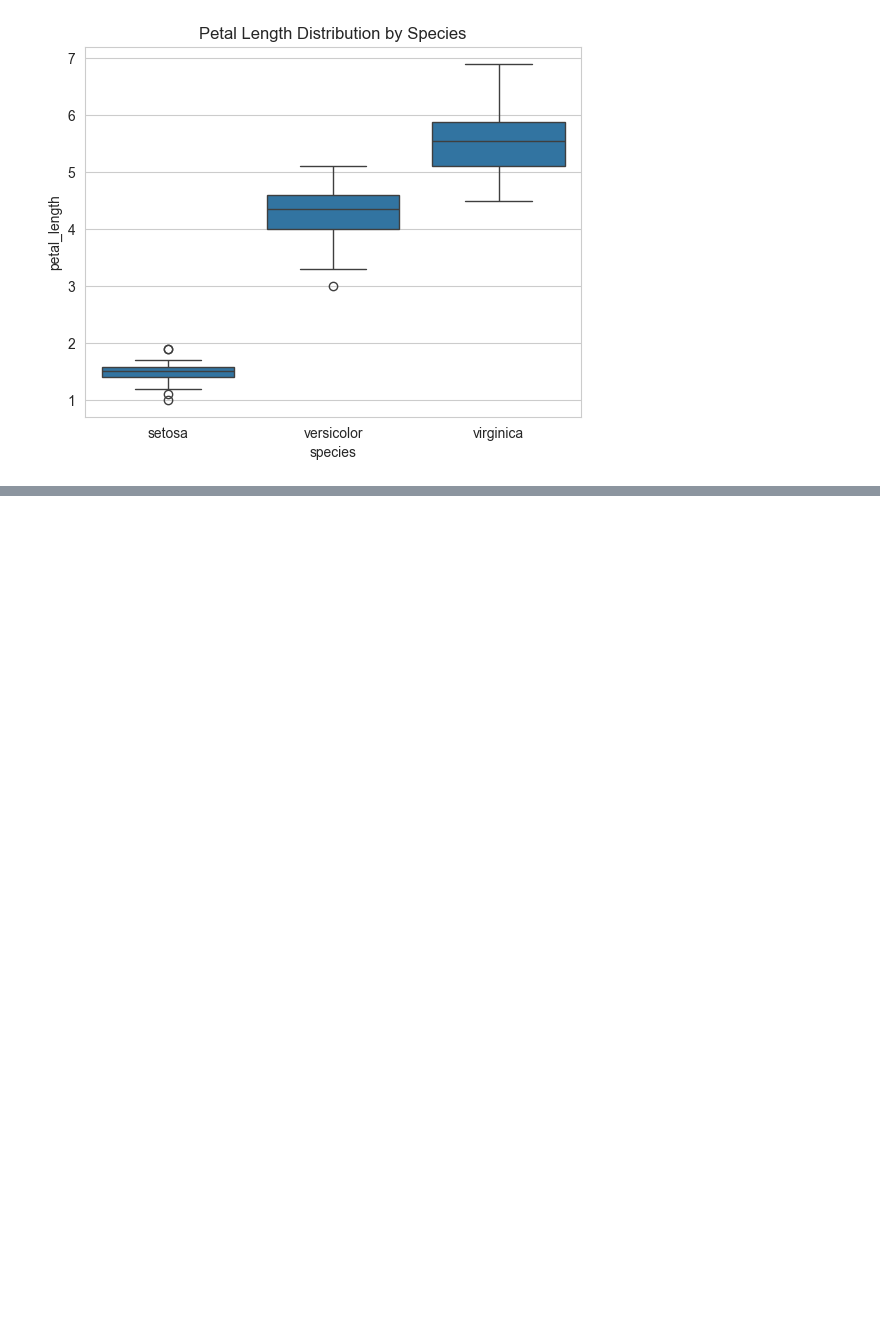
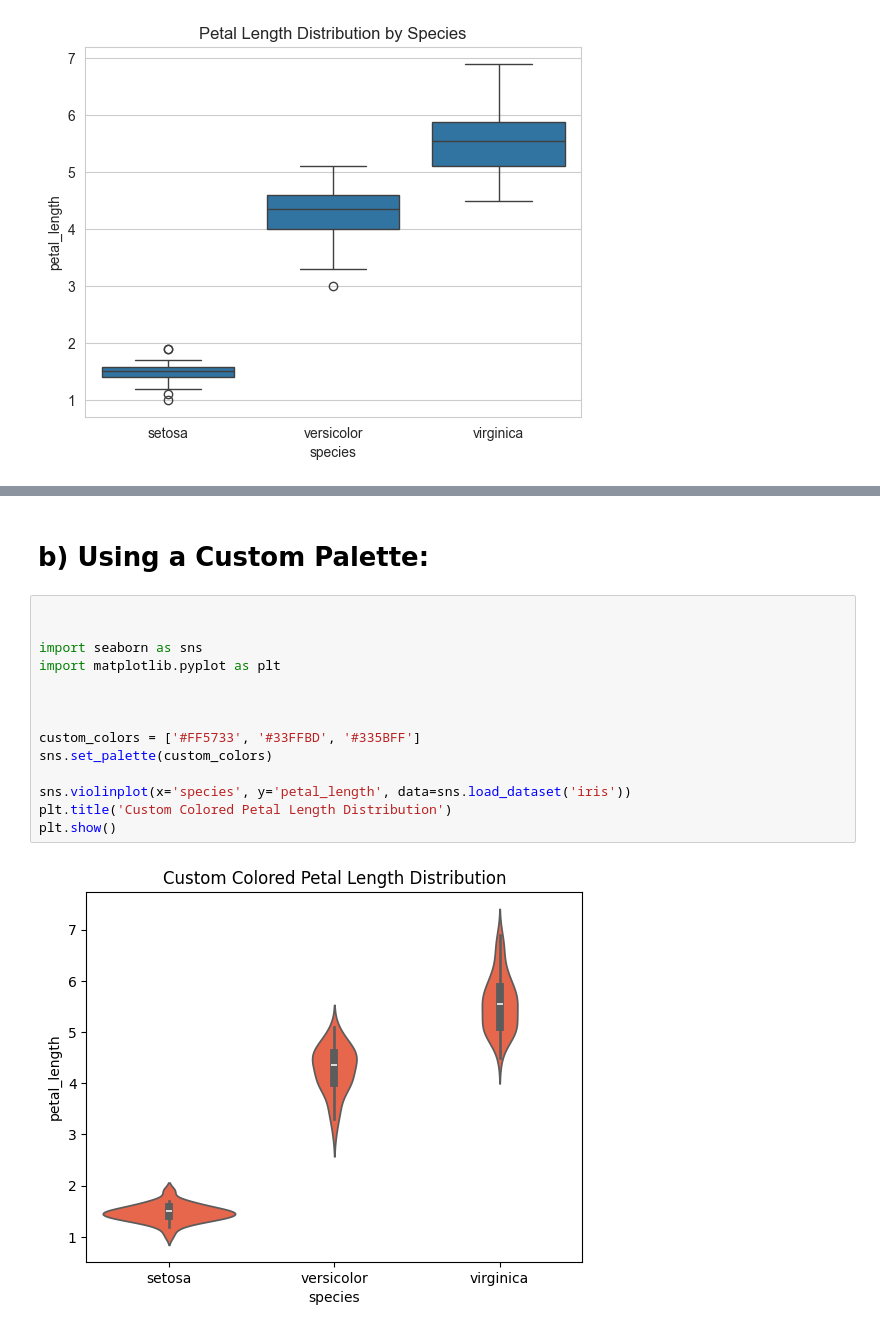
Before and after one commit to Nadindlapujitha/ML, a Jupyter notebook: ml/day-8/se.ipynb, the cells around one changed output, grey strips where cells are left out. Cells and saved outputs as stored; diff of their text form; blank space fills up the shorter version.

```diff
--- a/ml/day-8/se.ipynb
+++ b/ml/day-8/se.ipynb
@@ -163,0 +180,18 @@ plt.show()
+# %% [markdown]
+# b) Using a Custom Palette:
+# %%
+
+
+import seaborn as sns
+import matplotlib.pyplot as plt
+
+
+
+custom_colors = ['#FF5733', '#33FFBD', '#335BFF']
+sns.set_palette(custom_colors)
+
+sns.violinplot(x='species', y='petal_length', data=sns.load_dataset('iris'))
+plt.title('Custom Colored Petal Length Distribution')
+plt.show()
+# %% [output]
+[figure, added]
```
Also changed, not shown: parts of 15 cells of this notebook, 1 other file.
